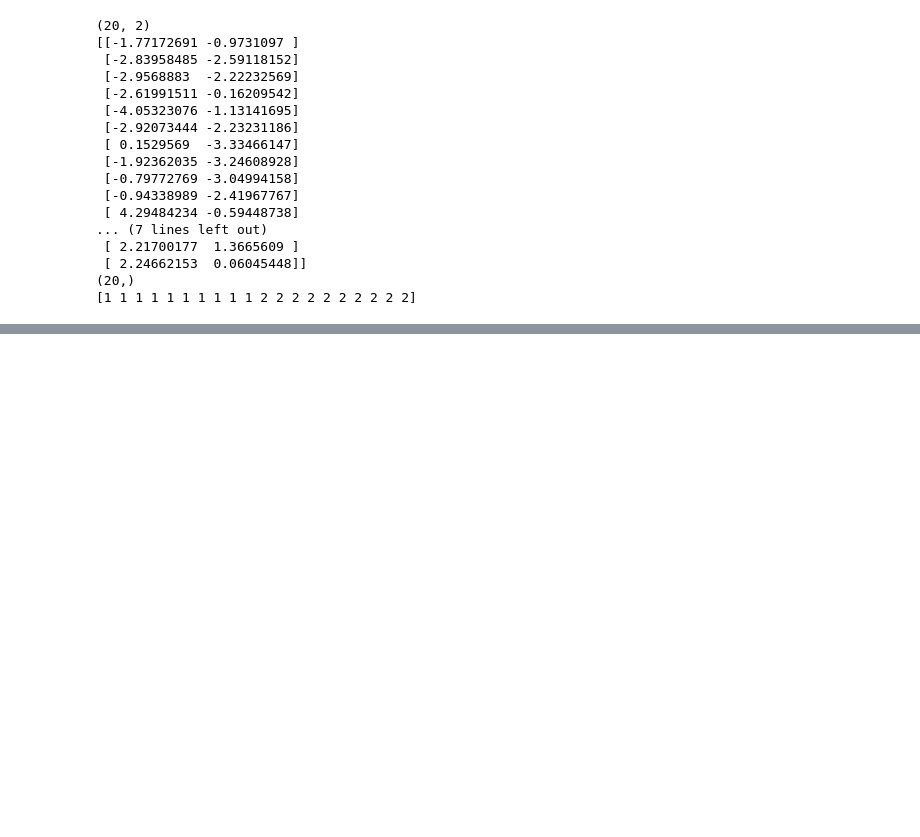
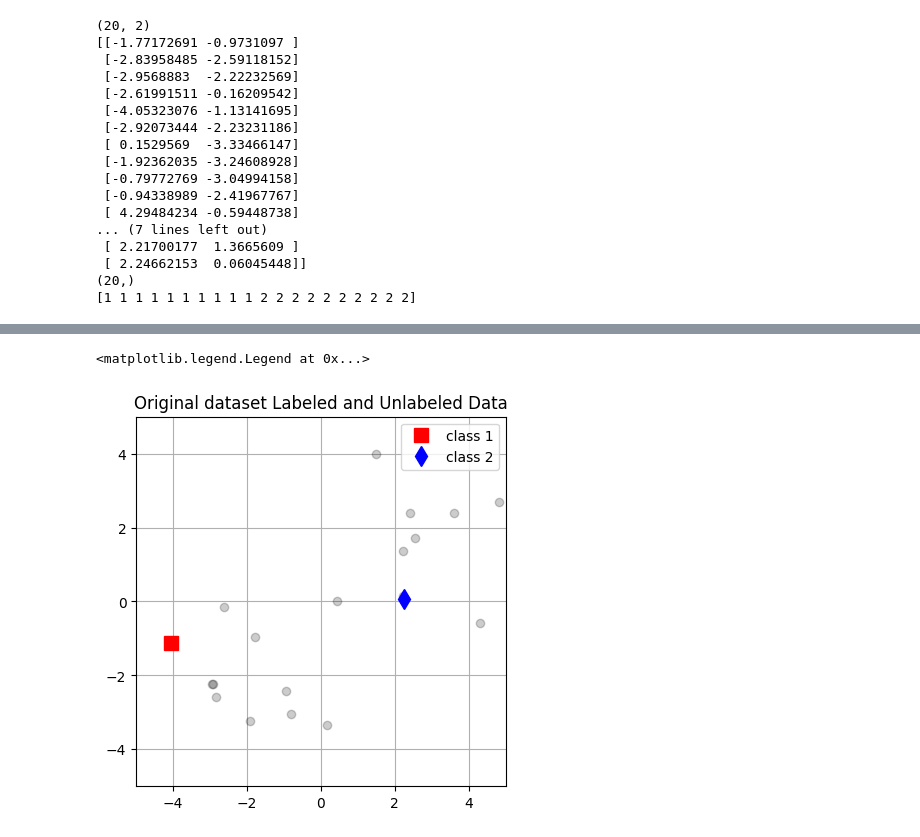
Before and after one commit to krisrjensen/csc730, a Jupyter notebook: assignment 4/Assignment_4.ipynb, the cells around one changed output, grey strips where cells are left out. Saved outputs shown, nothing was run; the diff lists cells and outputs as text; code cells hidden in the pictures; blank space fills up the shorter version.

```diff
--- a/assignment 4/Assignment_4.ipynb
+++ b/assignment 4/Assignment_4.ipynb
@@ -72,0 +102,19 @@ print(X_U.shape)
+# %%
+fig, axs = plt.subplots(1,1)
+
+# plt.figure()
+plt.plot(X_U[:,0],X_U[:,1],'ko',alpha = 0.2)
+
+c_inds = np.where(y_L == 1)[0]
+plt.plot(X_L[c_inds,0],X_L[c_inds,1],'rs',label = f'class {str(1)}',markersize = 10)
+c_inds = np.where(y_L == 2)[0]
+plt.plot(X_L[c_inds,0],X_L[c_inds,1],'bd',label = f'class {str(2)}',markersize = 10)
+
+axs.set(xlim=(-5, 5), ylim=(-5, 5))
+axs.set_aspect('equal', 'box')
+plt.title('Original dataset Labeled and Unlabeled Data')
+plt.grid()
+plt.legend()
+# %% [output]
+<matplotlib.legend.Legend at 0x...>
+[figure, added]
```
Also changed, not shown: parts of 14 cells of this notebook, 37 other files.
